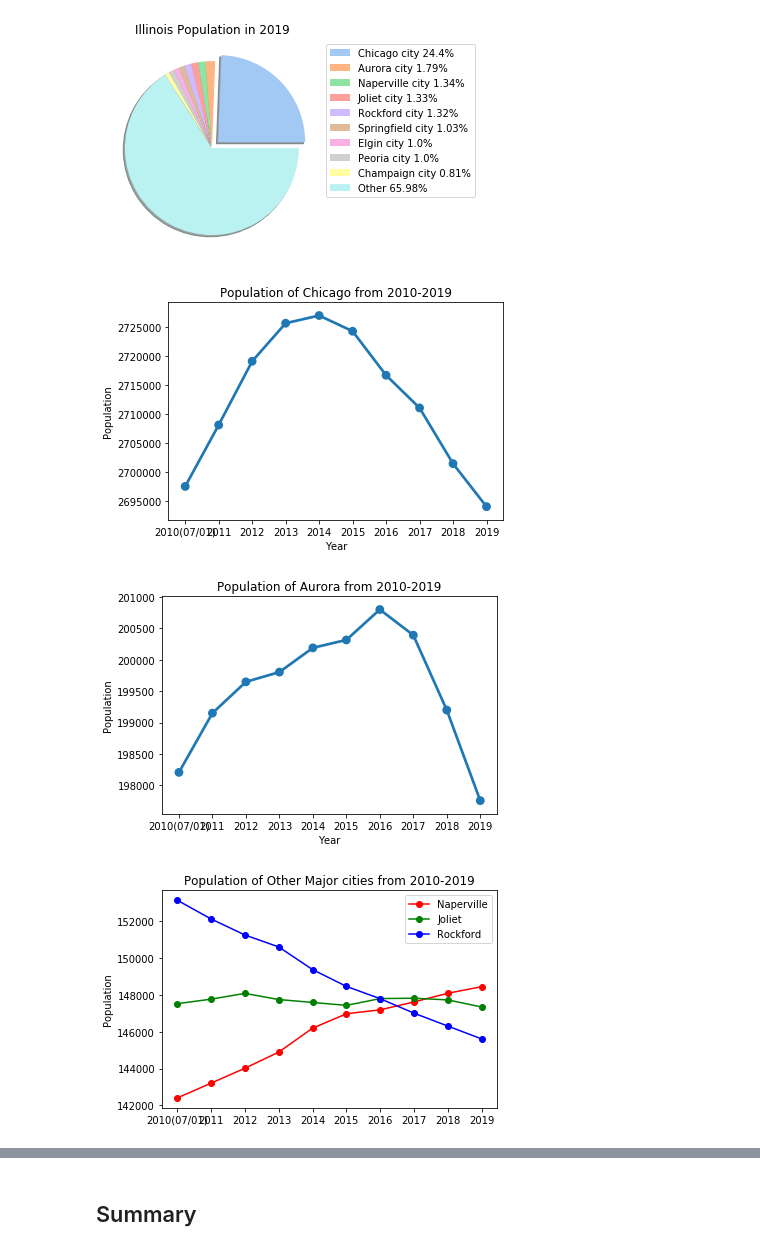
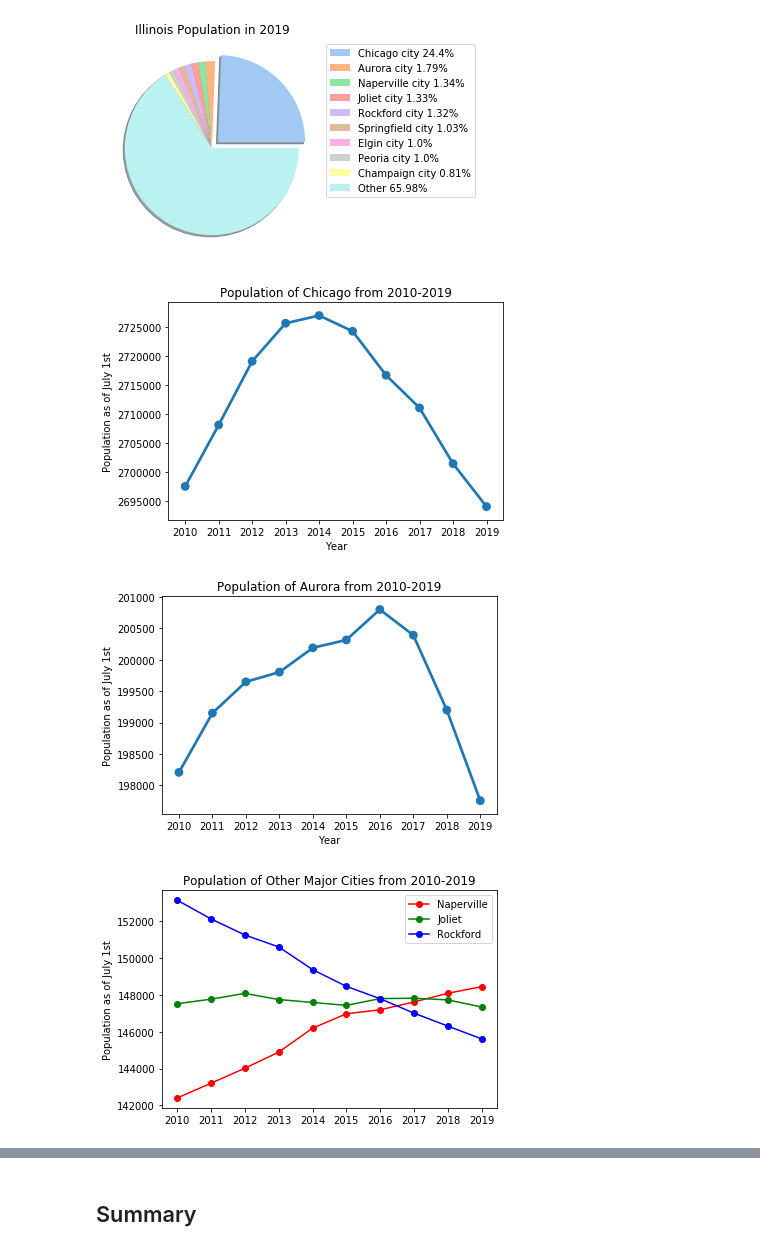
Before and after one commit to tcyang01/Data-Visualization, a Jupyter notebook: censusIL/censusIL.ipynb, the cells around one changed output, grey strips where cells are left out. Drawn from its saved outputs; the diff is of its cells as text; code cells hidden in the pictures.

Commit message:
lineplot of pop of top 5 cities over time, fix column name

```diff
--- a/censusIL/censusIL.ipynb
+++ b/censusIL/censusIL.ipynb
@@ -65,7 +68,7 @@ df.sample(3)
 #create a new column and calculate net change from July 1st of 2010 to 2019
 df['Net Change'] = df['City'].copy()
 for i in range(len(df)):
-    df.loc[i,'Net Change'] = df.loc[i,'2019'] - df.loc[i,'2010(07/01)']
+    df.loc[i,'Net Change'] = df.loc[i,'2019'] - df.loc[i,'2010']
 
 df.sample(3)
 # %% [output]
@@ -77,7 +80,7 @@ df.sample(3)
 #create a new column and calculate net change precent from July 1st of 2010 to 2019
 df['Net Change %'] = df['Net Change'].copy()
 for i in range(len(df)):
-    df.loc[i,'Net Change %'] = (df.loc[i,'Net Change']/df.loc[i,'2010(07/01)'] * 100).round(2)
+    df.loc[i,'Net Change %'] = (df.loc[i,'Net Change']/df.loc[i,'2010'] * 100).round(2)
 
 df.sample(3)
 # %% [output]
@@ -254,29 +257,29 @@ plt.show()
 # %% [output]
 [figure]
 # %%
-df_top5_19_tmp = df.sort_values(by='2019', ascending=False).head(5)[['Geographic Area','2010(07/01)','2011','2012','2013','2014','2015','2016','2017','2018','2019']]
+df_top5_19_tmp = df.sort_values(by='2019', ascending=False).head(5)[['Geographic Area','2010','2011','2012','2013','2014','2015','2016','2017','2018','2019']]
 df_top5_19 = df_top5_19_tmp.transpose().reset_index().drop(0).infer_objects()
 df_top5_19.columns = ['Year','Chicago','Aurora','Naperville','Joliet','Rockford']
 sns.pointplot(x='Year',y='Chicago',data=df_top5_19)
 plt.title('Population of Chicago from 2010-2019')
-plt.ylabel('Population')
+plt.ylabel('Population as of July 1st')
 plt.show()
 # %% [output]
-[figure, old version]
+[figure, new version]
 # %%
 sns.pointplot(x='Year',y='Aurora',data=df_top5_19)
 plt.title('Population of Aurora from 2010-2019')
-plt.ylabel('Population')
+plt.ylabel('Population as of July 1st')
 plt.show()
 # %% [output]
-[figure, old version]
+[figure, new version]
 # %%
 plt.plot_date(x='Year',y='Naperville',data=df_top5_19,color='red',linestyle='-')
 plt.plot_date(x='Year',y='Joliet',data=df_top5_19,color='green',linestyle='-')
 plt.plot_date(x='Year',y='Rockford',data=df_top5_19,color='blue',linestyle='-')
 plt.legend()
-plt.title('Population of Other Major cities from 2010-2019')
-plt.ylabel('Population')
+plt.title('Population of Other Major Cities from 2010-2019')
+plt.ylabel('Population as of July 1st')
 plt.show()
 # %% [output]
-[figure, old version]
+[figure, new version]
```
Also changed, not shown: parts of 21 cells of this notebook, 1 other file.
